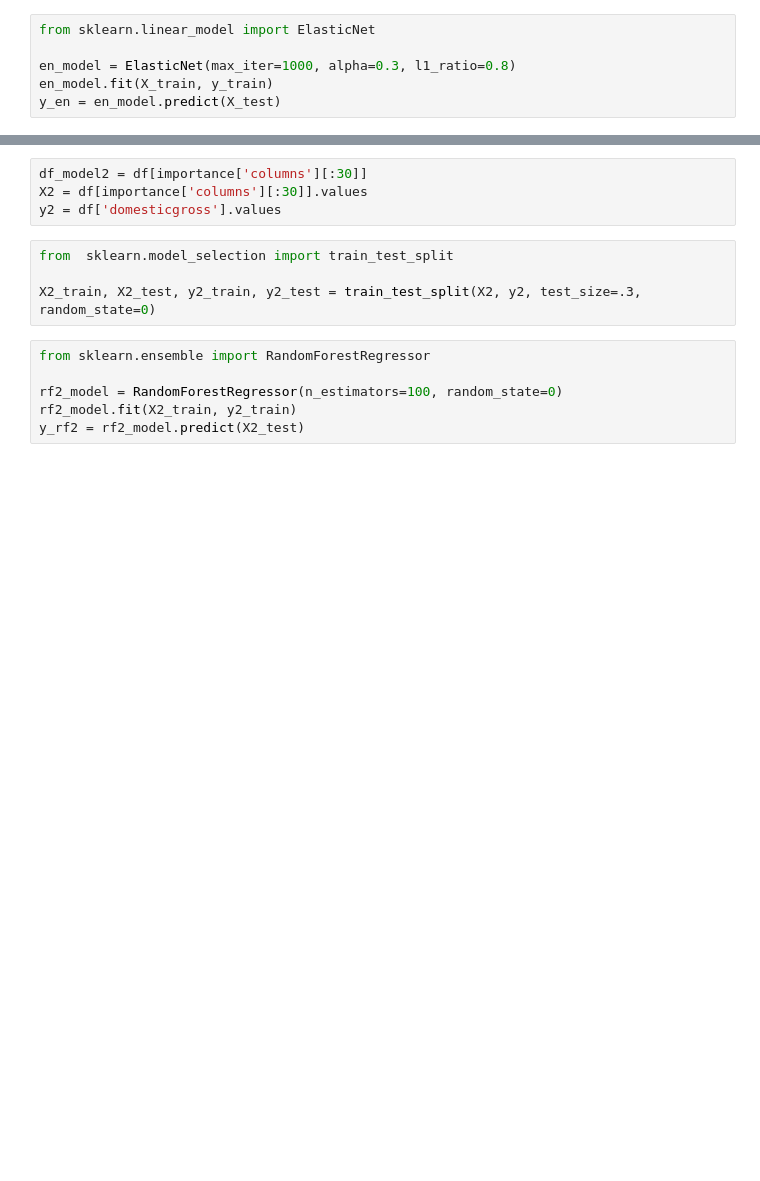
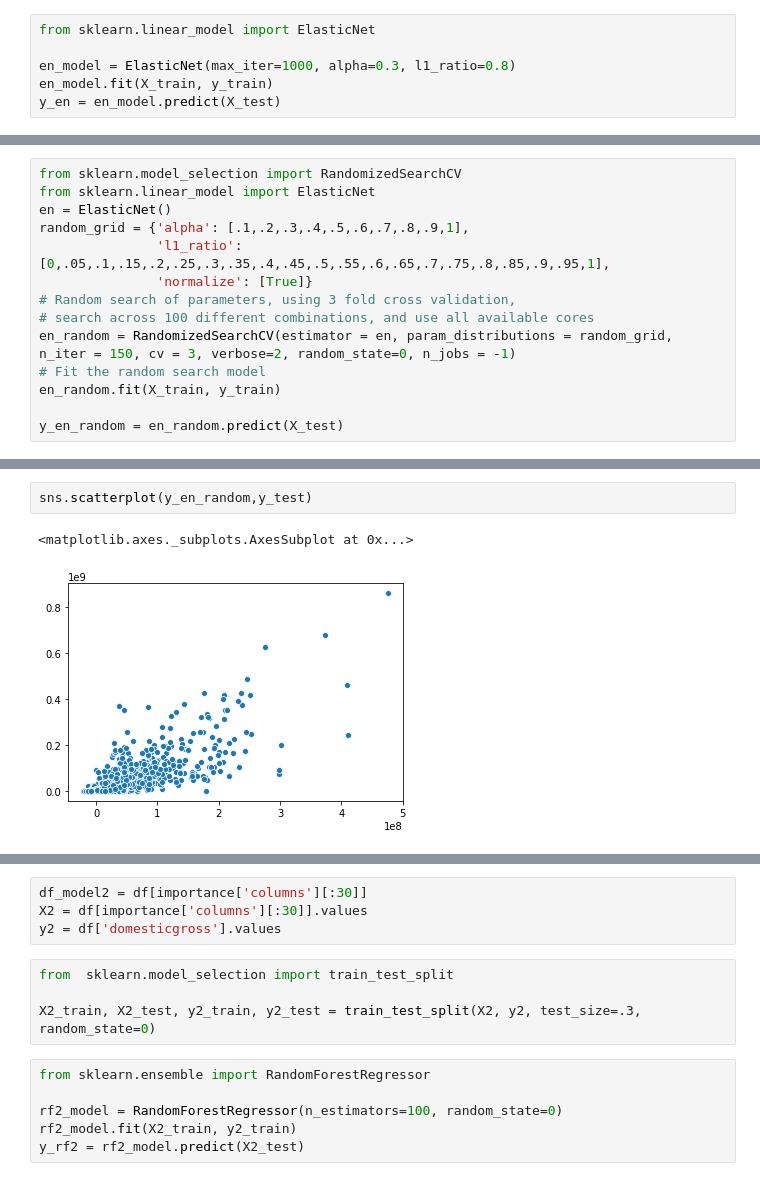
Before and after one commit to benyapiya/Box-Office-Smash, a Jupyter notebook: notebooks/train_modeling_data2.ipynb, the cells around one changed output, grey strips where cells are left out. Saved outputs shown, nothing was run; the diff lists cells and outputs as text; blank space fills up the shorter version.

```diff
--- a/notebooks/train_modeling_data2.ipynb
+++ b/notebooks/train_modeling_data2.ipynb
@@ -361 +366,15 @@ en_model_coefs
 91 rows × 2 columns
+# %%
+from sklearn.model_selection import RandomizedSearchCV
+from sklearn.linear_model import ElasticNet
+en = ElasticNet()
+random_grid = {'alpha': [.1,.2,.3,.4,.5,.6,.7,.8,.9,1],
+               'l1_ratio': [0,.05,.1,.15,.2,.25,.3,.35,.4,.45,.5,.55,.6,.65,.7,.75,.8,.85,.9,.95,1],
+               'normalize': [True]}
+# Random search of parameters, using 3 fold cross validation,
+# search across 100 different combinations, and use all available cores
+en_random = RandomizedSearchCV(estimator = en, param_distributions = random_grid, n_iter = 150, cv = 3, verbose=2, random_state=0, n_jobs = -1)
+# Fit the random search model
+en_random.fit(X_train, y_train)
+
+y_en_random = en_random.predict(X_test)
@@ -361,0 +386,5 @@ en_model_coefs
+# %%
+sns.scatterplot(y_en_random,y_test)
+# %% [output]
+<matplotlib.axes._subplots.AxesSubplot at 0x...>
+[figure, added]
```
Also changed, not shown: parts of 34 cells of this notebook, 2 other files.
